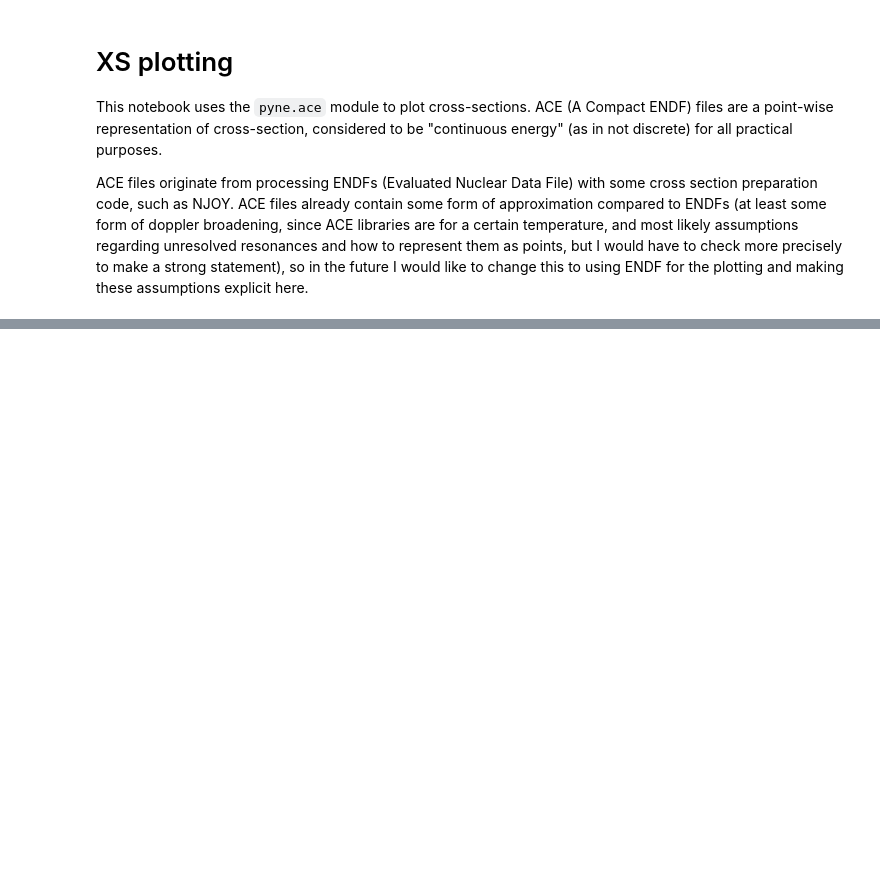
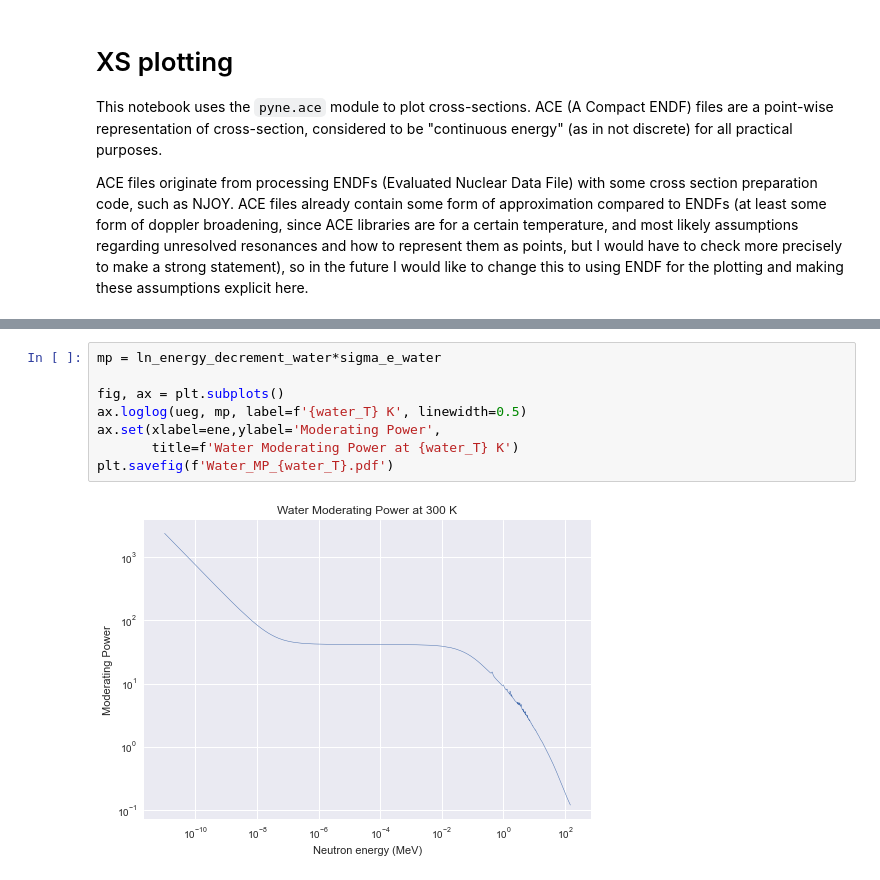
Before and after one commit to deOliveira-R/course_reactor_physics, a Jupyter notebook: cross-section/macro/ACE_macro.ipynb, the cells around one changed output, grey strips where cells are left out. Drawn from its saved outputs; the diff is of its cells as text; blank space fills up the shorter version.

```diff
--- a/cross-section/macro/ACE_macro.ipynb
+++ b/cross-section/macro/ACE_macro.ipynb
@@ -224,0 +367,10 @@ The main class in ``pyne.ace`` is called ``Library``. It is instantiated using t
+# %%
+mp = ln_energy_decrement_water*sigma_e_water
+
+fig, ax = plt.subplots()
+ax.loglog(ueg, mp, label=f'{water_T} K', linewidth=0.5)
+ax.set(xlabel=ene,ylabel='Moderating Power',
+       title=f'Water Moderating Power at {water_T} K')
+plt.savefig(f'Water_MP_{water_T}.pdf')
+# %% [output]
+[figure, added]
```
Also changed, not shown: parts of 32 cells of this notebook, 48 other files.
